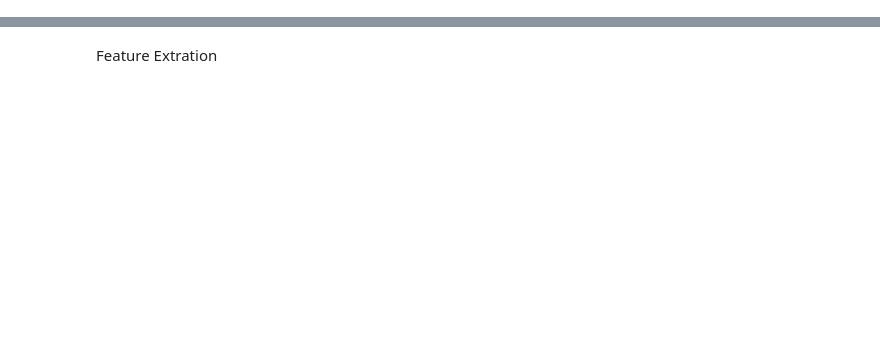
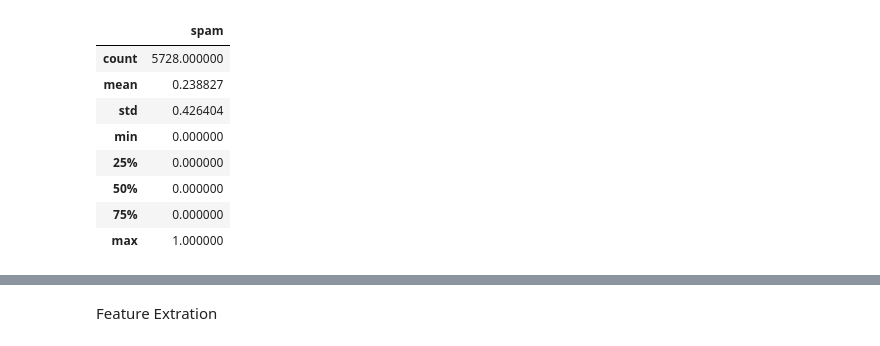
Before and after one commit to Avas77/email-spam-detection, a Jupyter notebook: Spam_Detection.ipynb, the cells around one changed output, grey strips where cells are left out. Saved outputs shown, nothing was run; the diff lists cells and outputs as text; code cells hidden in the pictures; blank space fills up the shorter version.

```diff
--- a/Spam_Detection.ipynb
+++ b/Spam_Detection.ipynb
@@ -64,0 +60,12 @@ lemmatizer = WordNetLemmatizer()
+# %%
+emails_df.describe()
+# %% [output]
+|  | spam |
+| count | 5728.000000 |
+| mean | 0.238827 |
+| std | 0.426404 |
+| min | 0.000000 |
+| 25% | 0.000000 |
+| 50% | 0.000000 |
+| 75% | 0.000000 |
+| max | 1.000000 |
```
Also changed, not shown: parts of 28 cells of this notebook.
